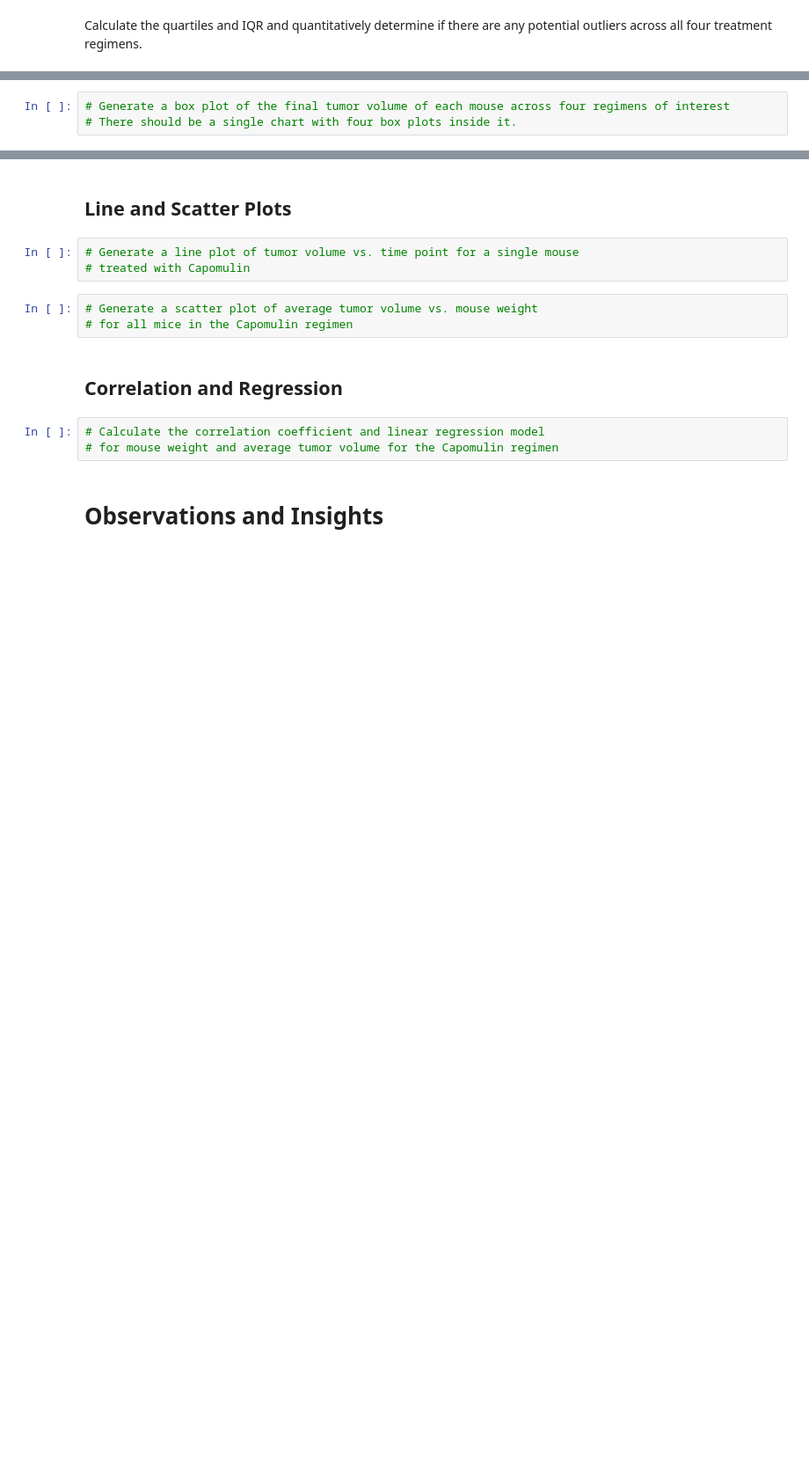
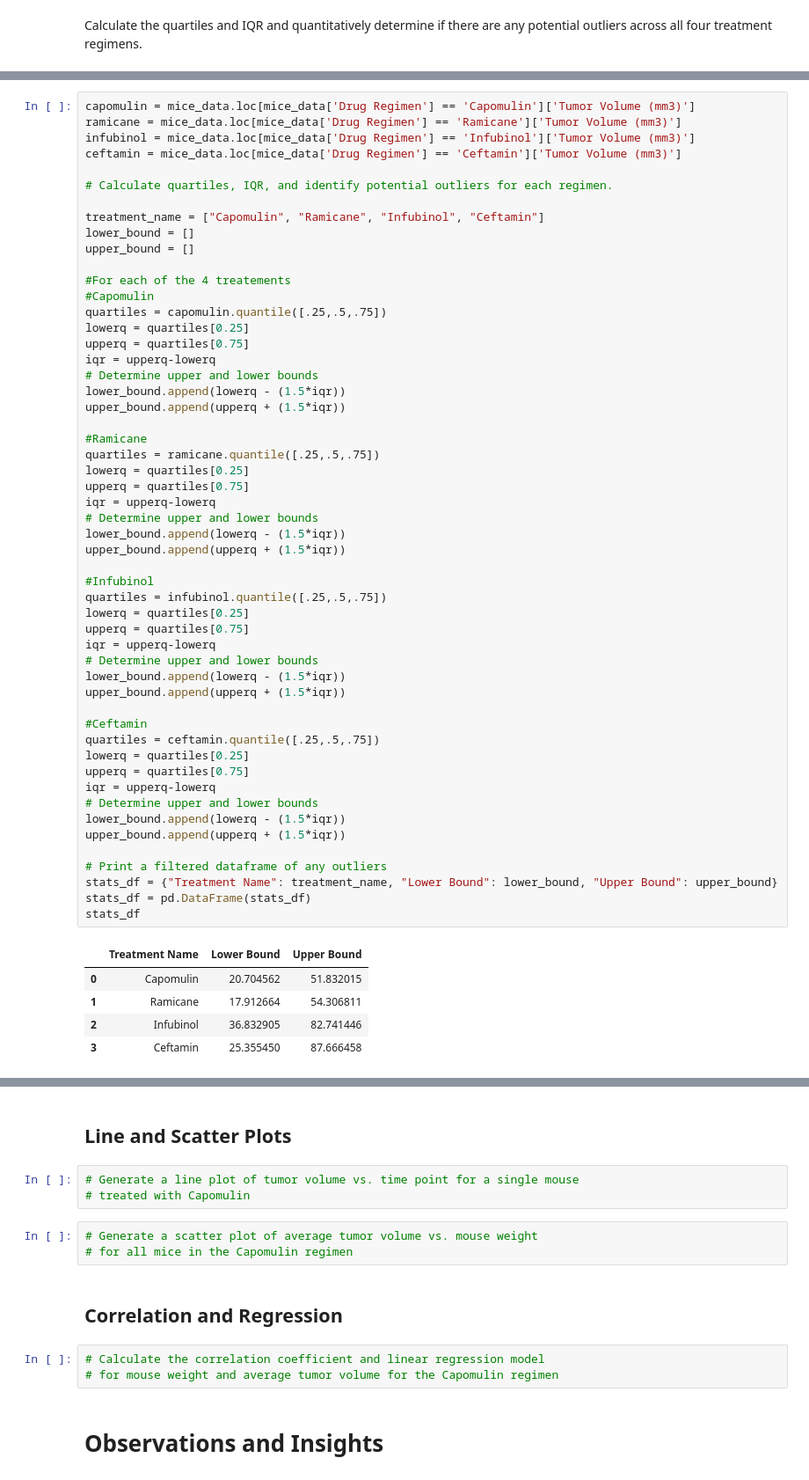
Before and after one commit to timsamson/MatPlotLib_Challange, a Jupyter notebook: pymaceuticals.ipynb, the cells around one changed output, grey strips where cells are left out. Shown at 88% size. Cells and saved outputs as stored; diff of their text form; blank space fills up the shorter version.

```diff
--- a/pymaceuticals.ipynb
+++ b/pymaceuticals.ipynb
@@ -254,3 +236,59 @@ KeyError: 'treatment'
-# %%
-# Generate a box plot of the final tumor volume of each mouse across four regimens of interest
-# There should be a single chart with four box plots inside it.
+# %%
+capomulin = mice_data.loc[mice_data['Drug Regimen'] == 'Capomulin']['Tumor Volume (mm3)']
+ramicane = mice_data.loc[mice_data['Drug Regimen'] == 'Ramicane']['Tumor Volume (mm3)']
+infubinol = mice_data.loc[mice_data['Drug Regimen'] == 'Infubinol']['Tumor Volume (mm3)']
+ceftamin = mice_data.loc[mice_data['Drug Regimen'] == 'Ceftamin']['Tumor Volume (mm3)']
+
+# Calculate quartiles, IQR, and identify potential outliers for each regimen.
+
+treatment_name = ["Capomulin", "Ramicane", "Infubinol", "Ceftamin"]
+lower_bound = []
+upper_bound = []
+
+#For each of the 4 treatements
+#Capomulin
+quartiles = capomulin.quantile([.25,.5,.75])
+lowerq = quartiles[0.25]
+upperq = quartiles[0.75]
+iqr = upperq-lowerq
+# Determine upper and lower bounds
+lower_bound.append(lowerq - (1.5*iqr))
+upper_bound.append(upperq + (1.5*iqr))
+
+#Ramicane
+quartiles = ramicane.quantile([.25,.5,.75])
+lowerq = quartiles[0.25]
+upperq = quartiles[0.75]
+iqr = upperq-lowerq
+# Determine upper and lower bounds
+lower_bound.append(lowerq - (1.5*iqr))
+upper_bound.append(upperq + (1.5*iqr))
+
+#Infubinol
+quartiles = infubinol.quantile([.25,.5,.75])
+lowerq = quartiles[0.25]
+upperq = quartiles[0.75]
+iqr = upperq-lowerq
+# Determine upper and lower bounds
+lower_bound.append(lowerq - (1.5*iqr))
+upper_bound.append(upperq + (1.5*iqr))
+
+#Ceftamin
+quartiles = ceftamin.quantile([.25,.5,.75])
+lowerq = quartiles[0.25]
+upperq = quartiles[0.75]
+iqr = upperq-lowerq
+# Determine upper and lower bounds
+lower_bound.append(lowerq - (1.5*iqr))
+upper_bound.append(upperq + (1.5*iqr))
+
+# Print a filtered dataframe of any outliers
+stats_df = {"Treatment Name": treatment_name, "Lower Bound": lower_bound, "Upper Bound": upper_bound}
+stats_df = pd.DataFrame(stats_df)
+stats_df
+# %% [output]
+|  | Treatment Name | Lower Bound | Upper Bound |
+| 0 | Capomulin | 20.704562 | 51.832015 |
+| 1 | Ramicane | 17.912664 | 54.306811 |
+| 2 | Infubinol | 36.832905 | 82.741446 |
+| 3 | Ceftamin | 25.355450 | 87.666458 |
```
Also changed, not shown: parts of 4 cells of this notebook.
